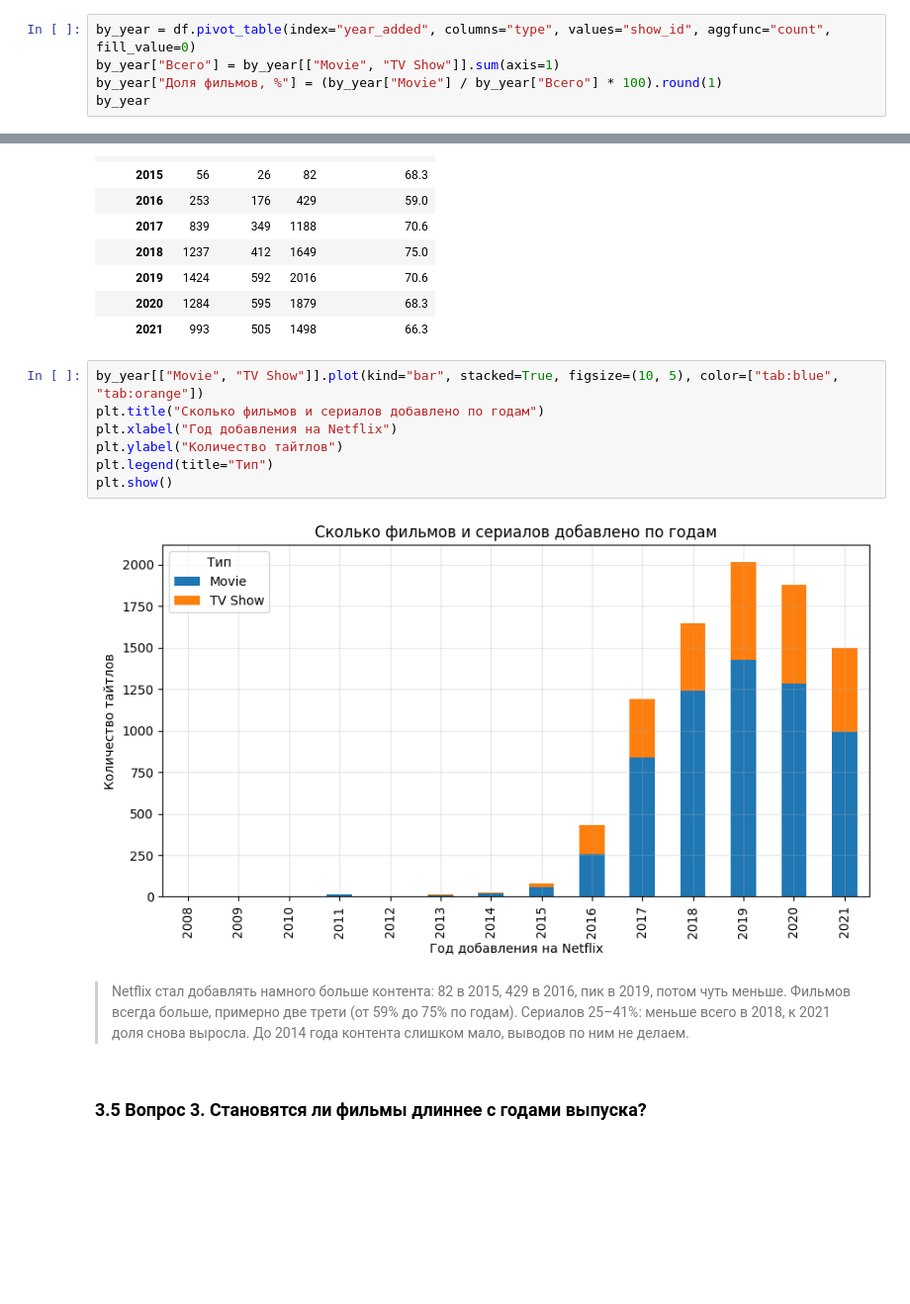
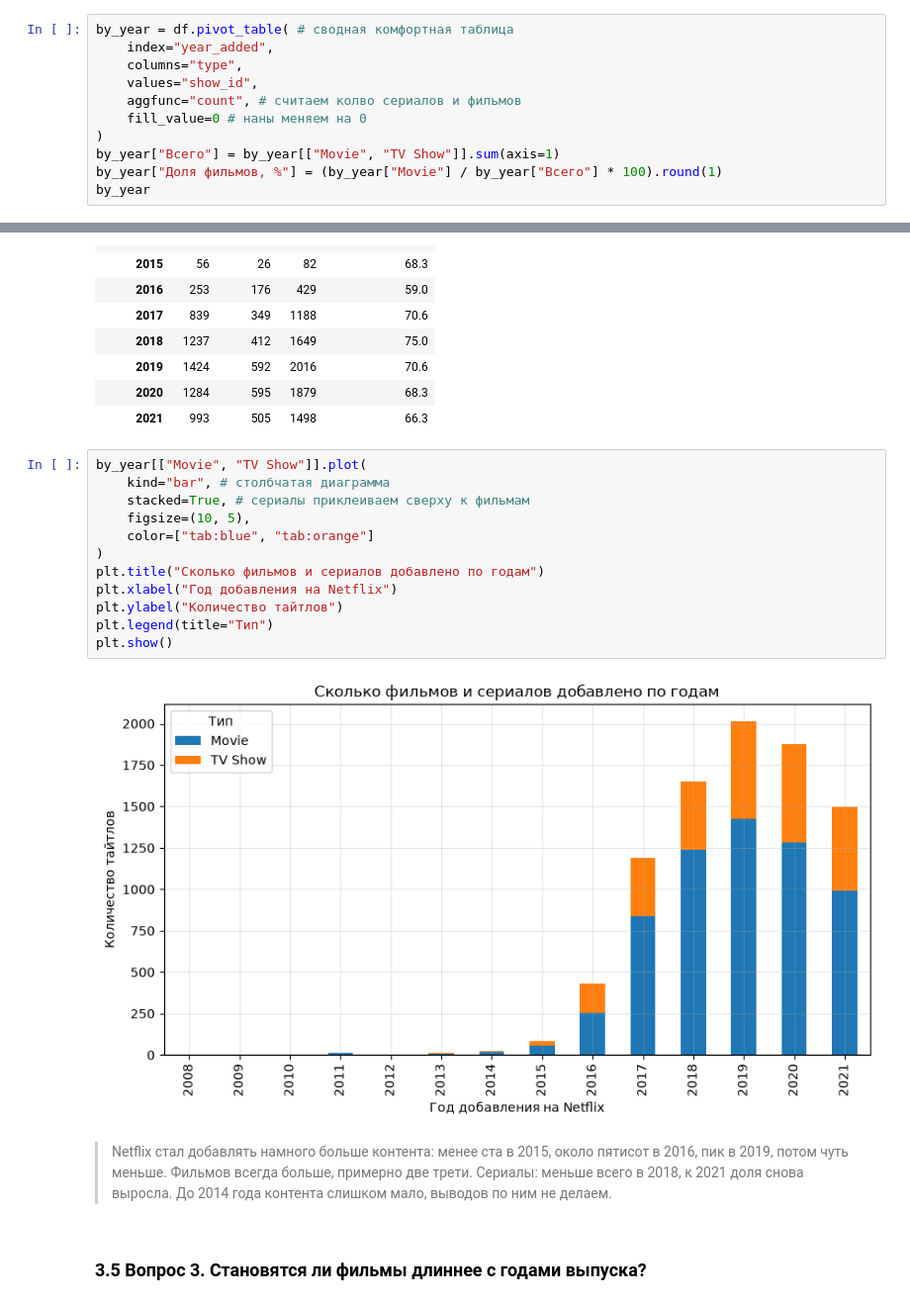
Before and after one commit to KolePulmer/netflix-analysis, a Jupyter notebook: analysis.ipynb, the cells around one changed output, grey strips where cells are left out. Shown at 99% size. Drawn from its saved outputs; the diff is of its cells as text; blank space fills up the shorter version.

```diff
--- a/analysis.ipynb
+++ b/analysis.ipynb
@@ -331,7 +394,13 @@ df.groupby("type")["years_to_netflix"].agg(["median", "mean"]).astype(float).rou
 # %% [markdown]
 ### 3.4 Вопрос 2. Как менялось соотношение фильмов и сериалов по годам добавления?
 # %%
-by_year = df.pivot_table(index="year_added", columns="type", values="show_id", aggfunc="count", fill_value=0)
+by_year = df.pivot_table( # сводная комфортная таблица
+    index="year_added",
+    columns="type",
+    values="show_id",
+    aggfunc="count", # считаем колво сериалов и фильмов
+    fill_value=0 # наны меняем на 0
+)
 by_year["Всего"] = by_year[["Movie", "TV Show"]].sum(axis=1)
 by_year["Доля фильмов, %"] = (by_year["Movie"] / by_year["Всего"] * 100).round(1)
 by_year
@@ -353,16 +422,21 @@ by_year
 | 2020 | 1284 | 595 | 1879 | 68.3 |
 | 2021 | 993 | 505 | 1498 | 66.3 |
 # %%
-by_year[["Movie", "TV Show"]].plot(kind="bar", stacked=True, figsize=(10, 5), color=["tab:blue", "tab:orange"])
+by_year[["Movie", "TV Show"]].plot(
+    kind="bar", # столбчатая диаграмма
+    stacked=True, # сериалы приклеиваем сверху к фильмам
+    figsize=(10, 5),
+    color=["tab:blue", "tab:orange"]
+)
 plt.title("Сколько фильмов и сериалов добавлено по годам")
 plt.xlabel("Год добавления на Netflix")
 plt.ylabel("Количество тайтлов")
 plt.legend(title="Тип")
 plt.show()
 # %% [output]
-[figure, old version]
+[figure, new version]
 # %% [markdown]
-> Netflix стал добавлять намного больше контента: 82 в 2015, 429 в 2016, пик в 2019, потом чуть меньше. Фильмов всегда больше, примерно две трети (от 59% до 75% по годам). Сериалов 25–41%: меньше всего в 2018, к 2021 доля снова выросла. До 2014 года контента слишком мало, выводов по ним не делаем.
+> Netflix стал добавлять намного больше контента: менее ста в 2015, около пятисот в 2016, пик в 2019, потом чуть меньше. Фильмов всегда больше, примерно две трети. Сериалы: меньше всего в 2018, к 2021 доля снова выросла. До 2014 года контента слишком мало, выводов по ним не делаем.
 # %% [markdown]
 ### 3.5 Вопрос 3. Становятся ли фильмы длиннее с годами выпуска?
 # %%
```
Also changed, not shown: parts of 27 cells of this notebook.
